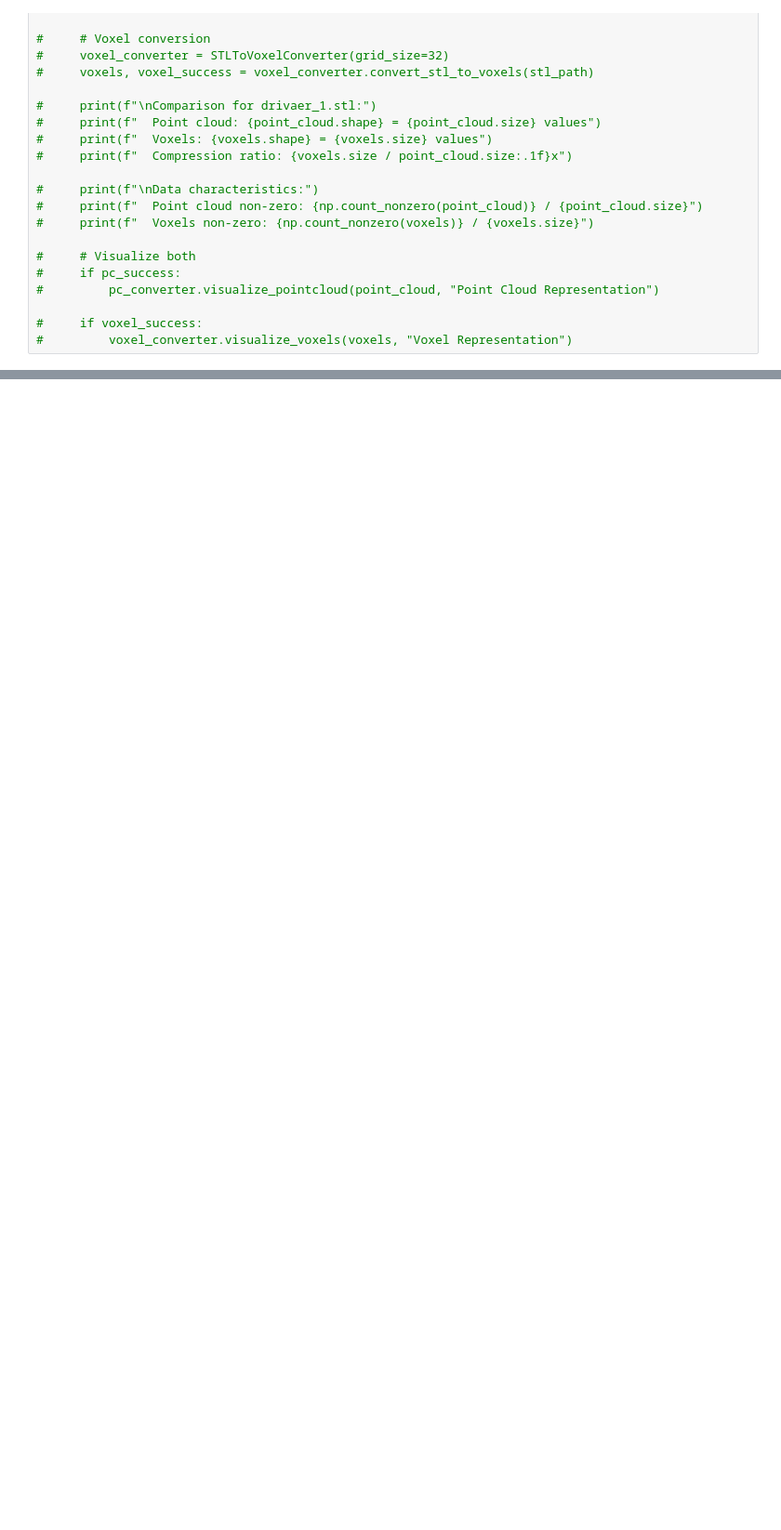
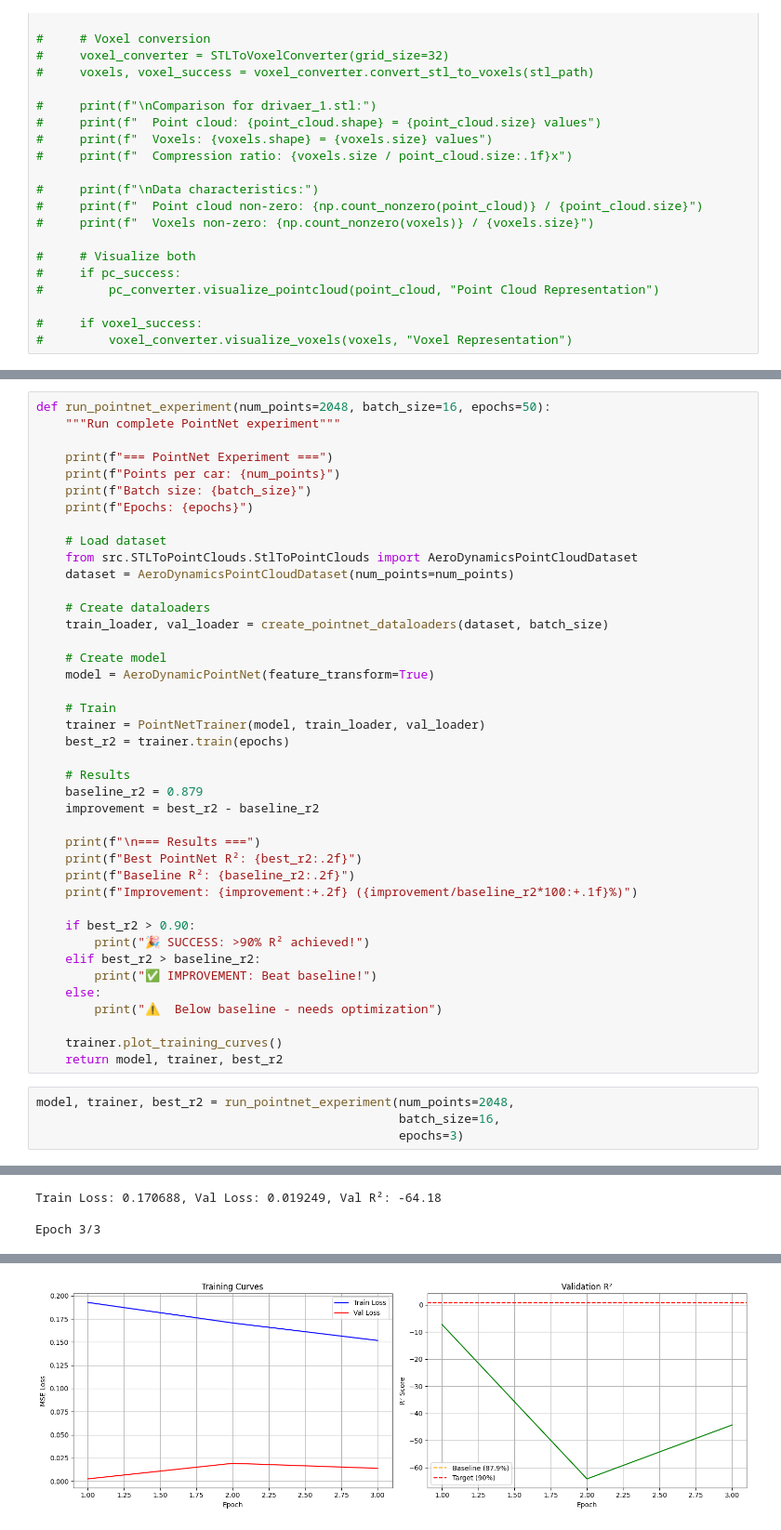
Before and after one commit to Pratik872/AeroML--automotive-aerodynamics-ML, a Jupyter notebook: scratch-PointNet.ipynb, the cells around one changed output, grey strips where cells are left out. Shown at 93% size. Drawn from its saved outputs; the diff is of its cells as text; blank space fills up the shorter version.

Commit message:
PointNet code added

```diff
--- a/scratch-PointNet.ipynb
+++ b/scratch-PointNet.ipynb
@@ -136,0 +161,46 @@ Vehicle 2:
+# %%
+def run_pointnet_experiment(num_points=2048, batch_size=16, epochs=50):
+    """Run complete PointNet experiment"""
+
+    print(f"=== PointNet Experiment ===")
+    print(f"Points per car: {num_points}")
+    print(f"Batch size: {batch_size}")
+    print(f"Epochs: {epochs}")
+
+    # Load dataset
+    from src.STLToPointClouds.StlToPointClouds import AeroDynamicsPointCloudDataset
+    dataset = AeroDynamicsPointCloudDataset(num_points=num_points)
+
+    # Create dataloaders
+    train_loader, val_loader = create_pointnet_dataloaders(dataset, batch_size)
+
+    # Create model
+    model = AeroDynamicPointNet(feature_transform=True)
+
+    # Train
+    trainer = PointNetTrainer(model, train_loader, val_loader)
+    best_r2 = trainer.train(epochs)
+
+    # Results
+    baseline_r2 = 0.879
+    improvement = best_r2 - baseline_r2
+
+    print(f"\n=== Results ===")
+    print(f"Best PointNet R²: {best_r2:.2f}")
+    print(f"Baseline R²: {baseline_r2:.2f}")
+    print(f"Improvement: {improvement:+.2f} ({improvement/baseline_r2*100:+.1f}%)")
+
+    if best_r2 > 0.90:
+        print("🎉 SUCCESS: >90% R² achieved!")
+    elif best_r2 > baseline_r2:
+        print("✅ IMPROVEMENT: Beat baseline!")
+    else:
+        print("⚠️  Below baseline - needs optimization")
+
+    trainer.plot_training_curves()
+    return model, trainer, best_r2
+# %%
+model, trainer, best_r2 = run_pointnet_experiment(num_points=2048,
+                                                  batch_size=16,
+                                                  epochs=3)
+# %% [output]
@@ -136,0 +221,3 @@ Vehicle 2:
+Train Loss: 0.170688, Val Loss: 0.019249, Val R²: -64.18
+
+Epoch 3/3
@@ -136,0 +231 @@ Vehicle 2:
+[figure, added]
```
Also changed, not shown: parts of 5 cells of this notebook, 4 other files.
